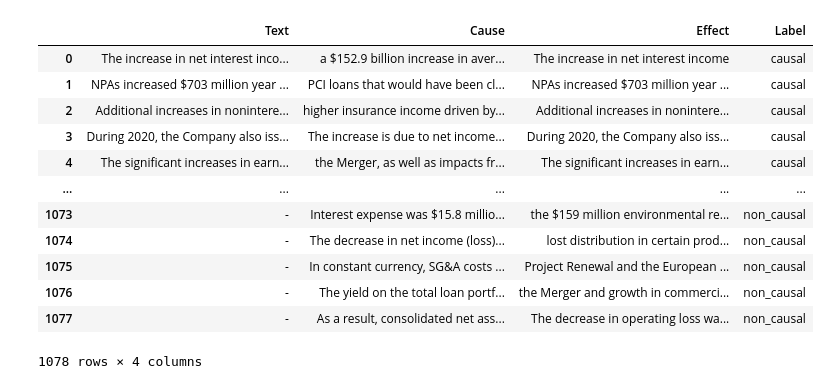
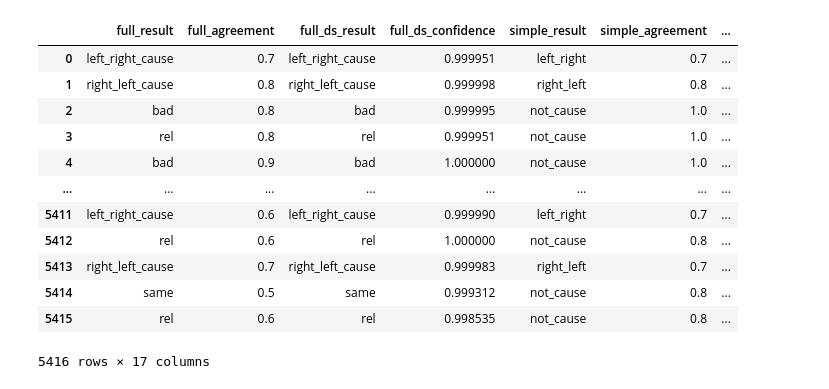
Before and after one commit to GoloMarcos/eCHOLGA, a Jupyter notebook: show_graph.ipynb, the cells around one changed output. Drawn from its saved outputs; the diff is of its cells as text; code cells hidden in the pictures.

Commit message:
add Headlines dataset and genetare the Digraph to analize

```diff
--- a/show_graph.ipynb
+++ b/show_graph.ipynb
@@ -1,26 +1,26 @@
 # %%
 import pandas as pd
 import numpy as np
 import networkx as nx
 import pickle as pkl
 
-dt = 'FinCausal'
+dt = 'Headlines'
 
 df = pd.read_csv(dt + '.csv')
 
 df
 # %% [output]
-|  | Text | Cause | Effect | Label |
-| 0 | The increase in net interest inco... | a $152.9 billion increase in aver... | The increase in net interest income | causal |
-| 1 | NPAs increased $703 million year ... | PCI loans that would have been cl... | NPAs increased $703 million year ... | causal |
-| 2 | Additional increases in nonintere... | higher insurance income driven by... | Additional increases in nonintere... | causal |
-| 3 | During 2020, the Company also iss... | The increase is due to net income... | During 2020, the Company also iss... | causal |
-| 4 | The significant increases in earn... | the Merger, as well as impacts fr... | The significant increases in earn... | causal |
-| ... | ... | ... | ... | ... |
-| 1073 | - | Interest expense was $15.8 millio... | the $159 million environmental re... | non_causal |
-| 1074 | - | The decrease in net income (loss)... | lost distribution in certain prod... | non_causal |
-| 1075 | - | In constant currency, SG&A costs ... | Project Renewal and the European ... | non_causal |
-| 1076 | - | The yield on the total loan portf... | the Merger and growth in commerci... | non_causal |
-| 1077 | - | As a result, consolidated net ass... | The decrease in operating loss wa... | non_causal |
+|  | full_result | full_agreement | full_ds_result | full_ds_confidence | simple_result | simple_agreement | ... |
+| 0 | left_right_cause | 0.7 | left_right_cause | 0.999951 | left_right | 0.7 | ... |
+| 1 | right_left_cause | 0.8 | right_left_cause | 0.999998 | right_left | 0.8 | ... |
+| 2 | bad | 0.8 | bad | 0.999995 | not_cause | 1.0 | ... |
+| 3 | rel | 0.8 | rel | 0.999951 | not_cause | 1.0 | ... |
+| 4 | bad | 0.9 | bad | 1.000000 | not_cause | 1.0 | ... |
+| ... | ... | ... | ... | ... | ... | ... | ... |
+| 5411 | left_right_cause | 0.6 | left_right_cause | 0.999990 | left_right | 0.7 | ... |
+| 5412 | rel | 0.6 | rel | 1.000000 | not_cause | 0.8 | ... |
+| 5413 | right_left_cause | 0.7 | right_left_cause | 0.999983 | right_left | 0.7 | ... |
+| 5414 | same | 0.5 | same | 0.999312 | not_cause | 0.8 | ... |
+| 5415 | rel | 0.6 | rel | 0.998535 | not_cause | 0.8 | ... |
-1078 rows × 4 columns
+5416 rows × 17 columns
 # %%
```
Also changed, not shown: parts of 3 cells of this notebook, 2 other files.
